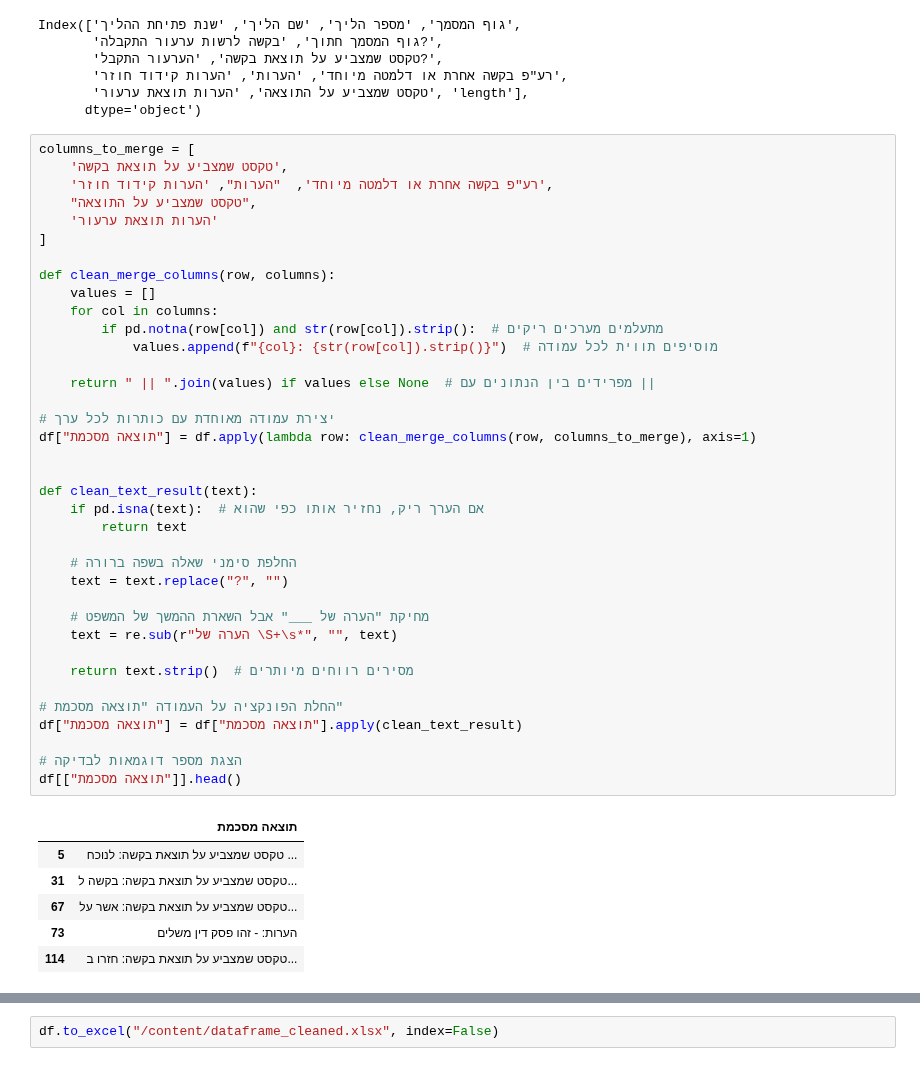
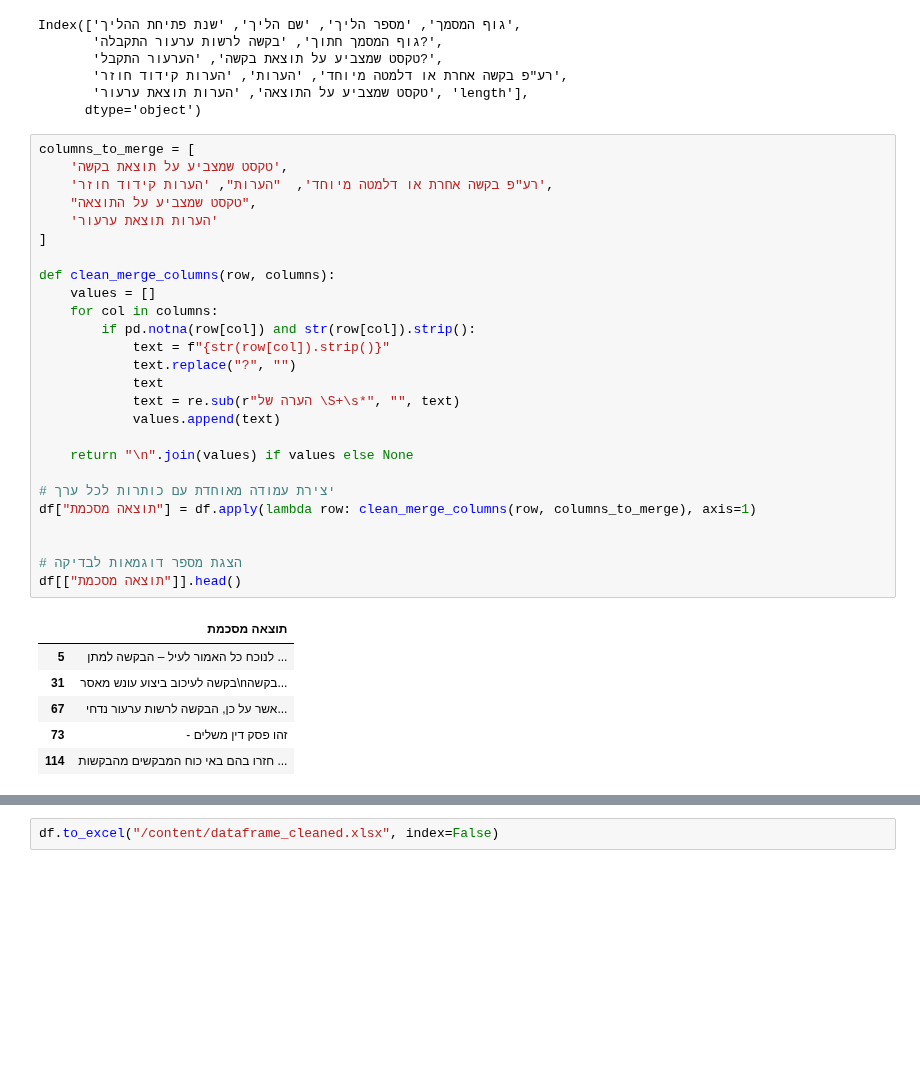
Before and after one commit to noambassat/SupremeCourtClassifier, a Jupyter notebook: LLM_Court.ipynb, the cells around one changed output, grey strips where cells are left out. Drawn from its saved outputs; the diff is of its cells as text; blank space fills up the shorter version.

```diff
--- a/LLM_Court.ipynb
+++ b/LLM_Court.ipynb
@@ -215,45 +218,34 @@ Index(['גוף המסמך', 'מספר הליך', 'שם הליך', 'שנת פתי
 # %%
 columns_to_merge = [
     'טקסט שמצביע על תוצאת בקשה',
     'רע"פ בקשה אחרת או דלמטה מיוחד',  "הערות", 'הערות קידוד חוזר',
     "טקסט שמצביע על התוצאה",
     'הערות תוצאת ערעור'
 ]
 
 def clean_merge_columns(row, columns):
     values = []
     for col in columns:
-        if pd.notna(row[col]) and str(row[col]).strip():  # מתעלמים מערכים ריקים
-            values.append(f"{col}: {str(row[col]).strip()}")  # מוסיפים תווית לכל עמודה
+        if pd.notna(row[col]) and str(row[col]).strip():
+            text = f"{str(row[col]).strip()}"
+            text.replace("?", "")
+            text
+            text = re.sub(r"הערה של \S+\s*", "", text)
+            values.append(text)
 
-    return " || ".join(values) if values else None  # מפרידים בין הנתונים עם ||
+    return "\n".join(values) if values else None
 
 # יצירת עמודה מאוחדת עם כותרות לכל ערך
 df["תוצאה מסכמת"] = df.apply(lambda row: clean_merge_columns(row, columns_to_merge), axis=1)
 
 
-def clean_text_result(text):
-    if pd.isna(text):  # אם הערך ריק, נחזיר אותו כפי שהוא
-        return text
-
-    # החלפת סימני שאלה בשפה ברורה
-    text = text.replace("?", "")
-
-    # מחיקת "הערה של ___" אבל השארת ההמשך של המשפט
-    text = re.sub(r"הערה של \S+\s*", "", text)
-
-    return text.strip()  # מסירים רווחים מיותרים
-
-# החלת הפונקציה על העמודה "תוצאה מסכמת"
-df["תוצאה מסכמת"] = df["תוצאה מסכמת"].apply(clean_text_result)
-
 # הצגת מספר דוגמאות לבדיקה
 df[["תוצאה מסכמת"]].head()
 # %% [output]
 |  | תוצאה מסכמת |
-| 5 | טקסט שמצביע על תוצאת בקשה: לנוכח ... |
-| 31 | טקסט שמצביע על תוצאת בקשה: בקשה ל... |
-| 67 | טקסט שמצביע על תוצאת בקשה: אשר על... |
-| 73 | הערות: - זהו פסק דין משלים |
-| 114 | טקסט שמצביע על תוצאת בקשה: חזרו ב... |
+| 5 | לנוכח כל האמור לעיל – הבקשה למתן ... |
+| 31 | בקשה לעיכוב ביצוע עונש מאסר\nבקשה... |
+| 67 | אשר על כן, הבקשה לרשות ערעור נדחי... |
+| 73 | - זהו פסק דין משלים |
+| 114 | חזרו בהם באי כוח המבקשים מהבקשות ... |
 # %%
```
Also changed, not shown: parts of 16 cells of this notebook.
